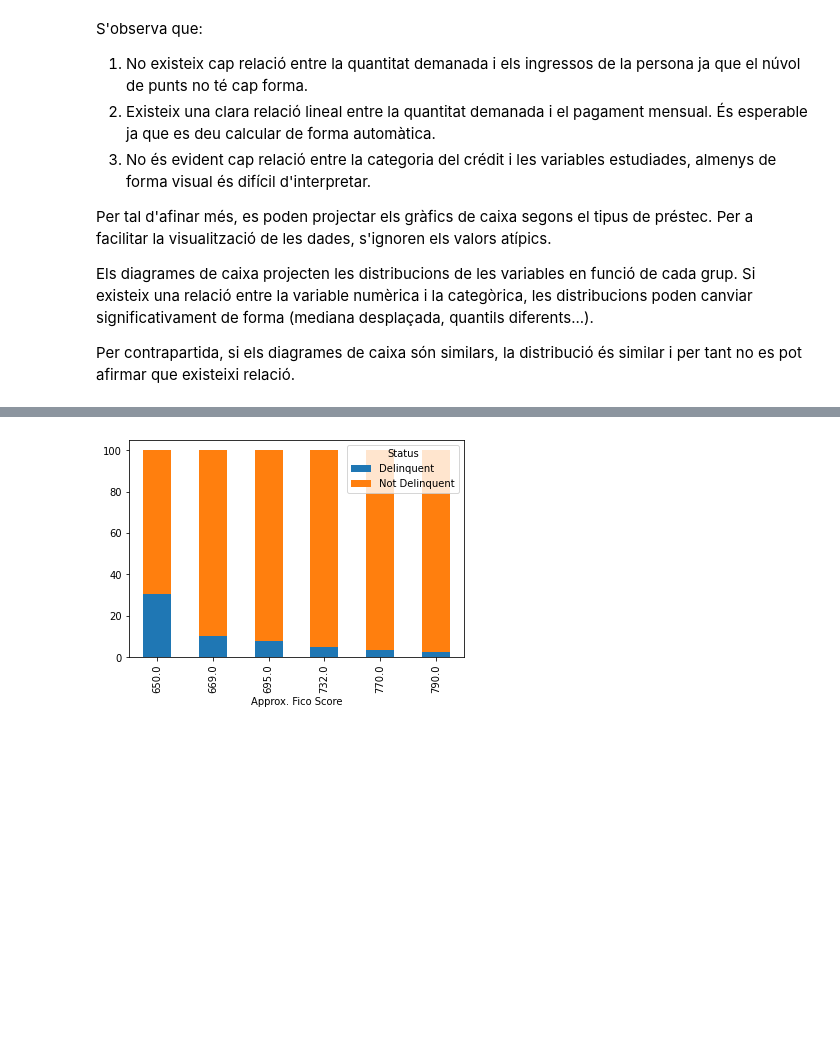
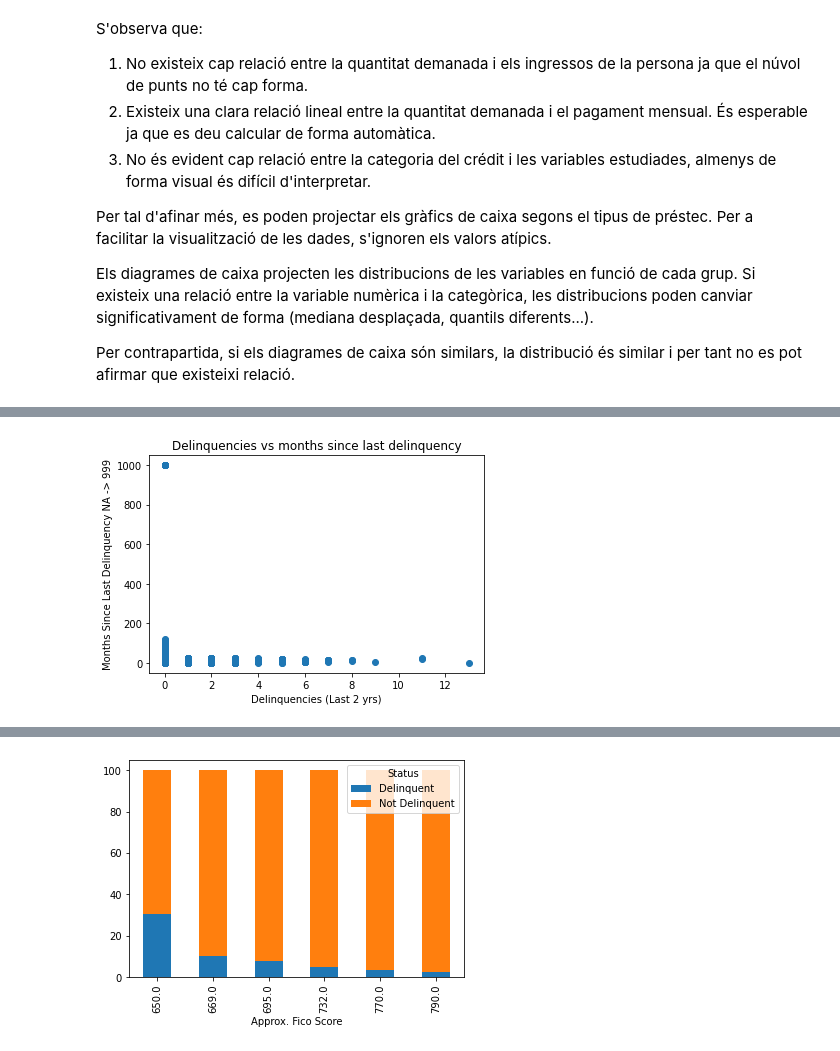
Before and after one commit to Jolicost/Loan-data-analysis, a Jupyter notebook: M2.951_20201_Pràctica2_LoanStatsDataset.ipynb, the cells around one changed output, grey strips where cells are left out. Saved outputs shown, nothing was run; the diff lists cells and outputs as text; code cells hidden in the pictures; blank space fills up the shorter version.

```diff
--- a/M2.951_20201_Pràctica2_LoanStatsDataset.ipynb
+++ b/M2.951_20201_Pràctica2_LoanStatsDataset.ipynb
@@ -321,0 +367,10 @@ S'analitzen ara les altres variables numèriques que ténen importància. Es des
+# %%
+# Crear una nova variable que sigui els mesos des de l'últim impagament sense els NA, s'imputen els valors 999 per dierenciar-los de la resta
+df_selectedCategorical['Months Since Last Delinquency NoNA'] = df_selectedCategorical['Months Since Last Delinquency'].fillna(999)
+plt.scatter(df_selectedCategorical['Delinquencies (Last 2 yrs)'], df_selectedCategorical['Months Since Last Delinquency NoNA'])
+plt.title("Delinquencies vs months since last delinquency")
+plt.xlabel("Delinquencies (Last 2 yrs)")
+plt.ylabel("Months Since Last Delinquency NA -> 999")
+plt.show()
+# %% [output]
+[figure, added]
```
Also changed, not shown: parts of 51 cells of this notebook.
